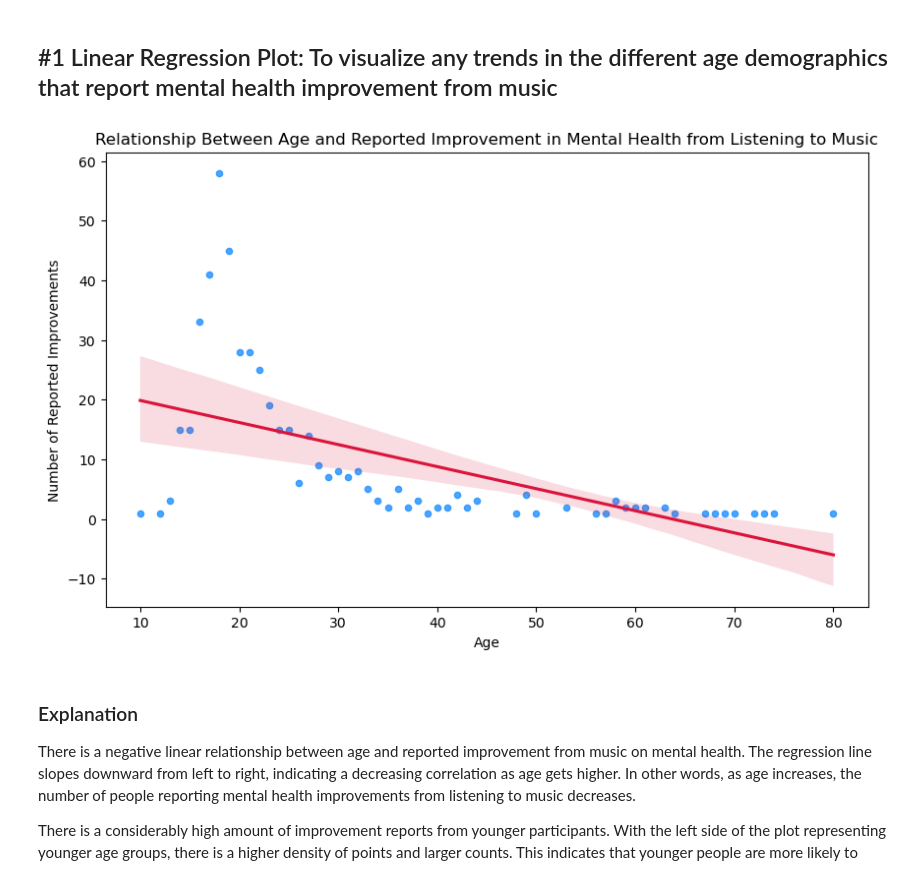
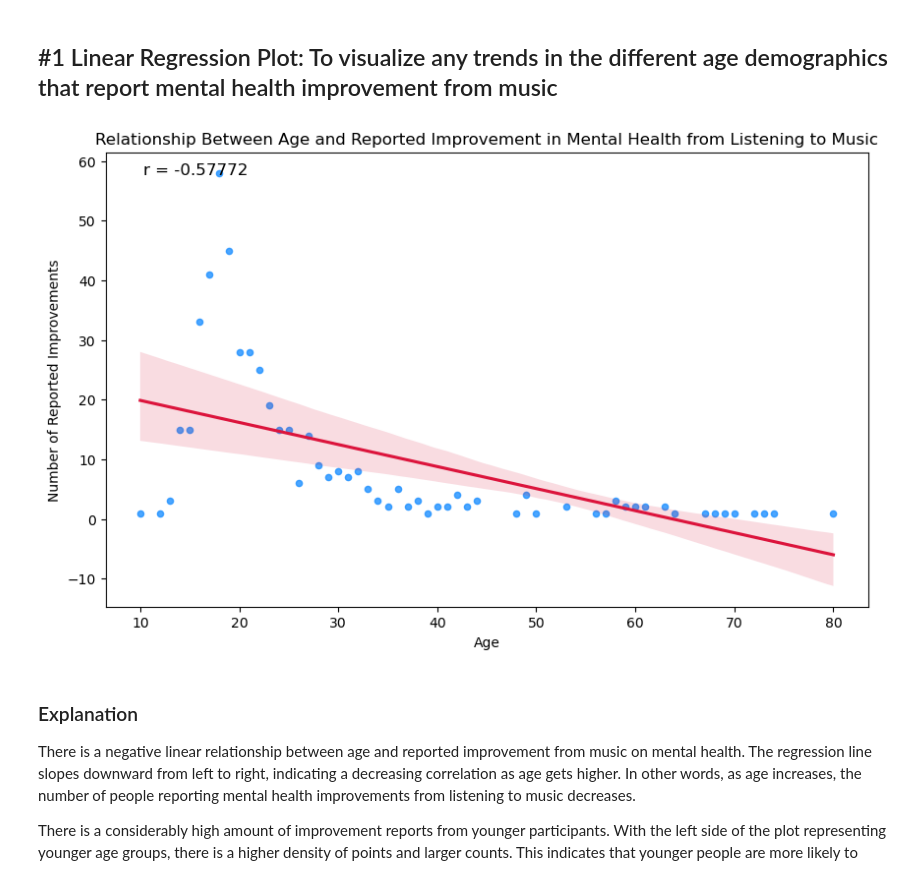
Before and after one commit to karinaahumada01/project-1, a Jupyter notebook: mxmh_main_analysis.ipynb, the cells around one changed output. Drawn from its saved outputs; the diff is of its cells as text; code cells hidden in the pictures.

Commit message:
finished first 5 graphs explanation and added r-value to scatter plot

```diff
--- a/mxmh_main_analysis.ipynb
+++ b/mxmh_main_analysis.ipynb
@@ -138,23 +139,28 @@ Name: count, dtype: int64
 # %% [markdown]
 ## #1 Linear Regression Plot: To visualize any trends in the different age demographics that report mental health improvement from music
 # %%
+
+from scipy.stats import pearsonr
 
 # Filter data to include only rows where music improves mental health ('Improve' in 'Music effects')
 improve_mxmh_df = mxmh_clean_df[mxmh_clean_df['Music effects'] == 'Improve']
 
 # Calculate the total number of reported improvements for each age
 age_improvement_count = improve_mxmh_df.groupby('Age').size().reset_index(name='Improvement Count')
 
 # Plotting the linear regression plot
 plt.figure(figsize=(10, 6))
 sns.regplot(x='Age', y='Improvement Count', data=age_improvement_count, scatter_kws={'s': 20, 'color':'dodgerblue'},
             line_kws={'color': 'crimson'})
+
+plt.text(x=0.05, y=0.95, s=f'r = {r_value:.5f}', fontsize=12, transform=plt.gca().transAxes)
+
 plt.title('Relationship Between Age and Reported Improvement in Mental Health from Listening to Music')
 plt.xlabel('Age')
 plt.ylabel('Number of Reported Improvements')
 plt.show()
 # %% [output]
-[figure, old version]
+[figure, new version]
 # %% [markdown]
 ### Explanation
 
```
Also changed, not shown: parts of 2 cells of this notebook.
